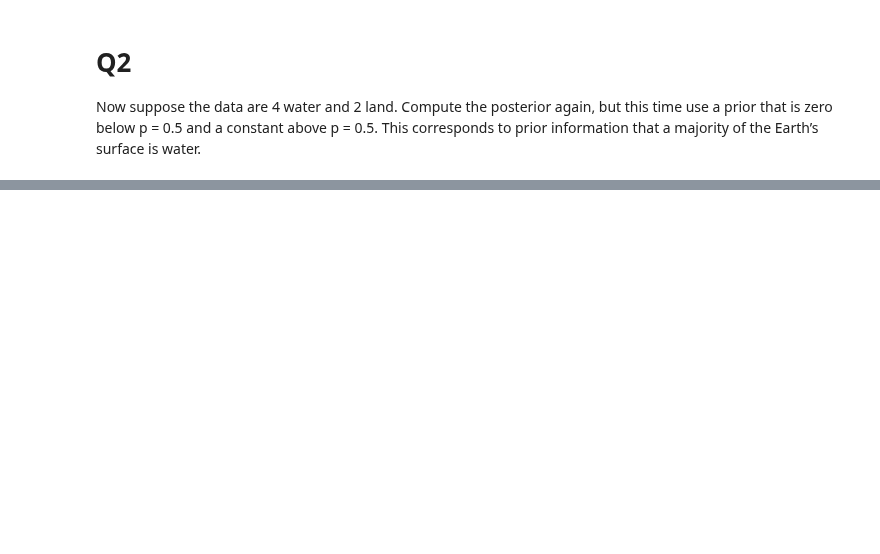
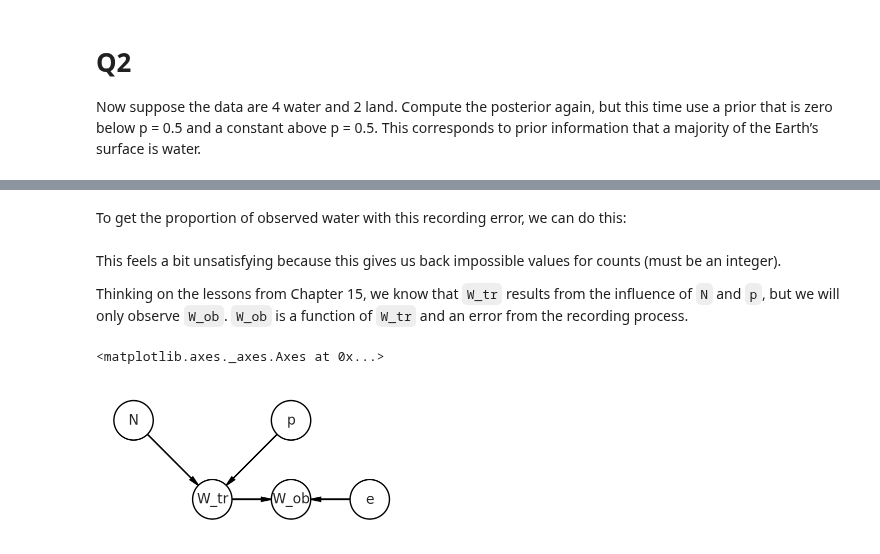
Before and after one commit to benslack19/stats_rethinking, a Jupyter notebook: SR_notebooks_2022/stats_rethinking_hw01.ipynb, the cells around one changed output, grey strips where cells are left out. Saved outputs shown, nothing was run; the diff lists cells and outputs as text; code cells hidden in the pictures; blank space fills up the shorter version.

```diff
--- a/SR_notebooks_2022/stats_rethinking_hw01.ipynb
+++ b/SR_notebooks_2022/stats_rethinking_hw01.ipynb
@@ -109,0 +284,35 @@ Now suppose the data are 4 water and 2 land. Compute the posterior again, but th
+# %% [markdown]
+To get the proportion of observed water with this recording error, we can do this:
+# %% [markdown]
+This feels a bit unsatisfying because this gives us back impossible values for counts (must be an integer).
+
+Thinking on the lessons from Chapter 15, we know that `W_tr` results from the influence of `N` and `p`, but we will only observe `W_ob`. `W_ob` is a function of `W_tr` and an error from the recording process.
+# %%
+import daft
+from causalgraphicalmodels import CausalGraphicalModel
+pipe_dag = CausalGraphicalModel(
+    nodes=["N", "p", "W_tr", "W_ob", "e"],
+    edges=[
+        ("N", "W_tr"),
+        ("p", "W_tr"),
+        ("W_tr", "W_ob"),
+        ("e", "W_ob")
+    ],
+)
+pgm = daft.PGM()
+
+coordinates = {
+    "N": (0, 1),
+    "p": (2, 1),
+    "W_tr": (1, 0),
+    "W_ob": (2, 0),
+    "e": (3, 0)
+}
+for node in pipe_dag.dag.nodes:
+    pgm.add_node(node, node, *coordinates[node])
+for edge in pipe_dag.dag.edges:
+    pgm.add_edge(*edge)
+pgm.render()
+# %% [output]
+<matplotlib.axes._axes.Axes at 0x...>
+[figure, added]
```
Also changed, not shown: parts of 30 cells of this notebook, 1 other file.
